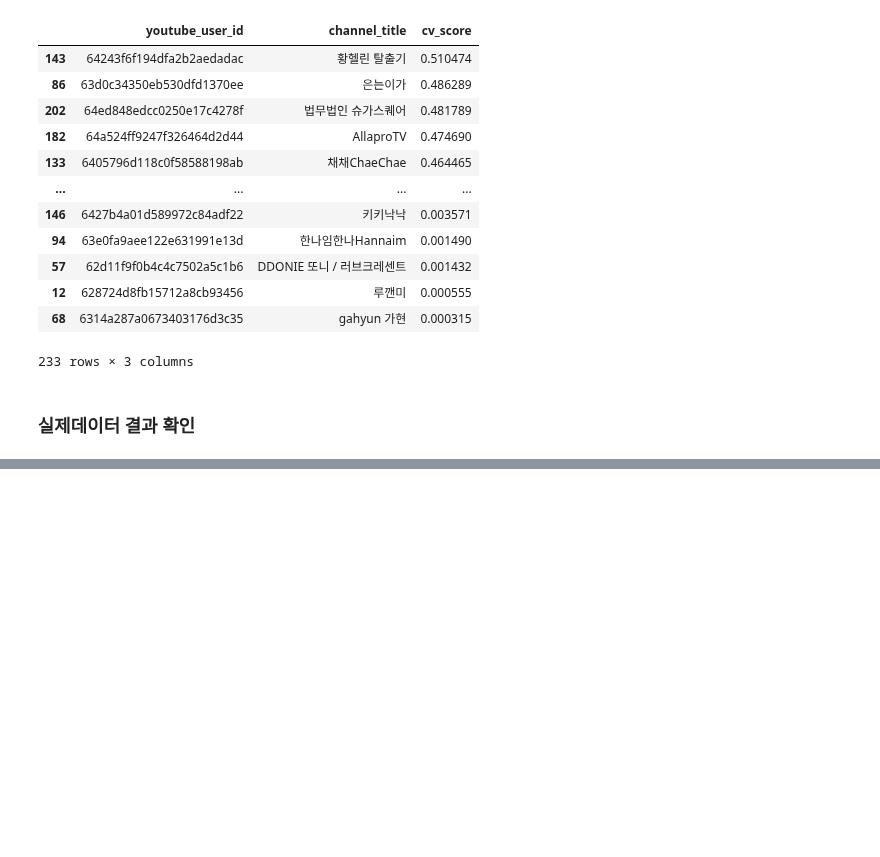
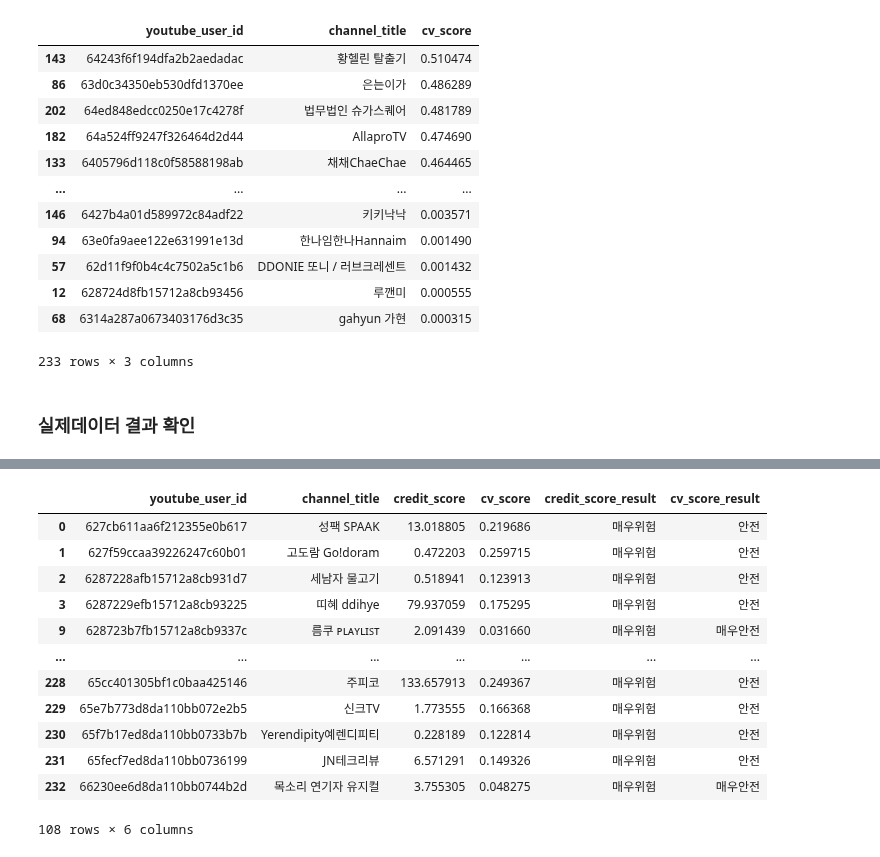
Before and after one commit to kkwann/awake, a Jupyter notebook: 6.Final_Report.ipynb, the cells around one changed output, grey strips where cells are left out. Saved outputs shown, nothing was run; the diff lists cells and outputs as text; code cells hidden in the pictures; blank space fills up the shorter version.

```diff
--- a/6.Final_Report.ipynb
+++ b/6.Final_Report.ipynb
@@ -3050,0 +3010,18 @@ credit_df_final[(credit_df_final['credit_score'] < 200) | (credit_df_final['cv_s
+# %%
+# 보통
+aa = set(credit_df_final['youtube_user_id']) - set(list(credit_df_final[(credit_df_final['credit_score_result'].isin(['매우안전','안전','보통'])) & (credit_df_final['cv_score_result'].isin(['매우안전','안전']))]['youtube_user_id']) + list(credit_df_final[(credit_df_final['credit_score_result'].isin(['위험','매우위험'])) & (credit_df_final['cv_score_result'].isin(['위험','매우위험']))]['youtube_user_id']))
+credit_df_final[credit_df_final['youtube_user_id'].isin(aa)]
+# %% [output]
+|  | youtube_user_id | channel_title | credit_score | cv_score | credit_score_result | cv_score_result |
+| 0 | 627cb611aa6f212355e0b617 | 성팩 SPAAK | 13.018805 | 0.219686 | 매우위험 | 안전 |
+| 1 | 627f59ccaa39226247c60b01 | 고도람 Go!doram | 0.472203 | 0.259715 | 매우위험 | 안전 |
+| 2 | 6287228afb15712a8cb931d7 | 세남자 물고기 | 0.518941 | 0.123913 | 매우위험 | 안전 |
+| 3 | 6287229efb15712a8cb93225 | 띠혜 ddihye | 79.937059 | 0.175295 | 매우위험 | 안전 |
+| 9 | 628723b7fb15712a8cb9337c | 름쿠 ᴘʟᴀʏʟɪꜱᴛ | 2.091439 | 0.031660 | 매우위험 | 매우안전 |
+| ... | ... | ... | ... | ... | ... | ... |
+| 228 | 65cc401305bf1c0baa425146 | 주피코 | 133.657913 | 0.249367 | 매우위험 | 안전 |
+| 229 | 65e7b773d8da110bb072e2b5 | 신크TV | 1.773555 | 0.166368 | 매우위험 | 안전 |
+| 230 | 65f7b17ed8da110bb0733b7b | Yerendipity예렌디피티 | 0.228189 | 0.122814 | 매우위험 | 안전 |
+| 231 | 65fecf7ed8da110bb0736199 | JN테크리뷰 | 6.571291 | 0.149326 | 매우위험 | 안전 |
+| 232 | 66230ee6d8da110bb0744b2d | 목소리 연기자 유지컬 | 3.755305 | 0.048275 | 매우위험 | 매우안전 |
+108 rows × 6 columns
```
Also changed, not shown: parts of 17 cells of this notebook.
